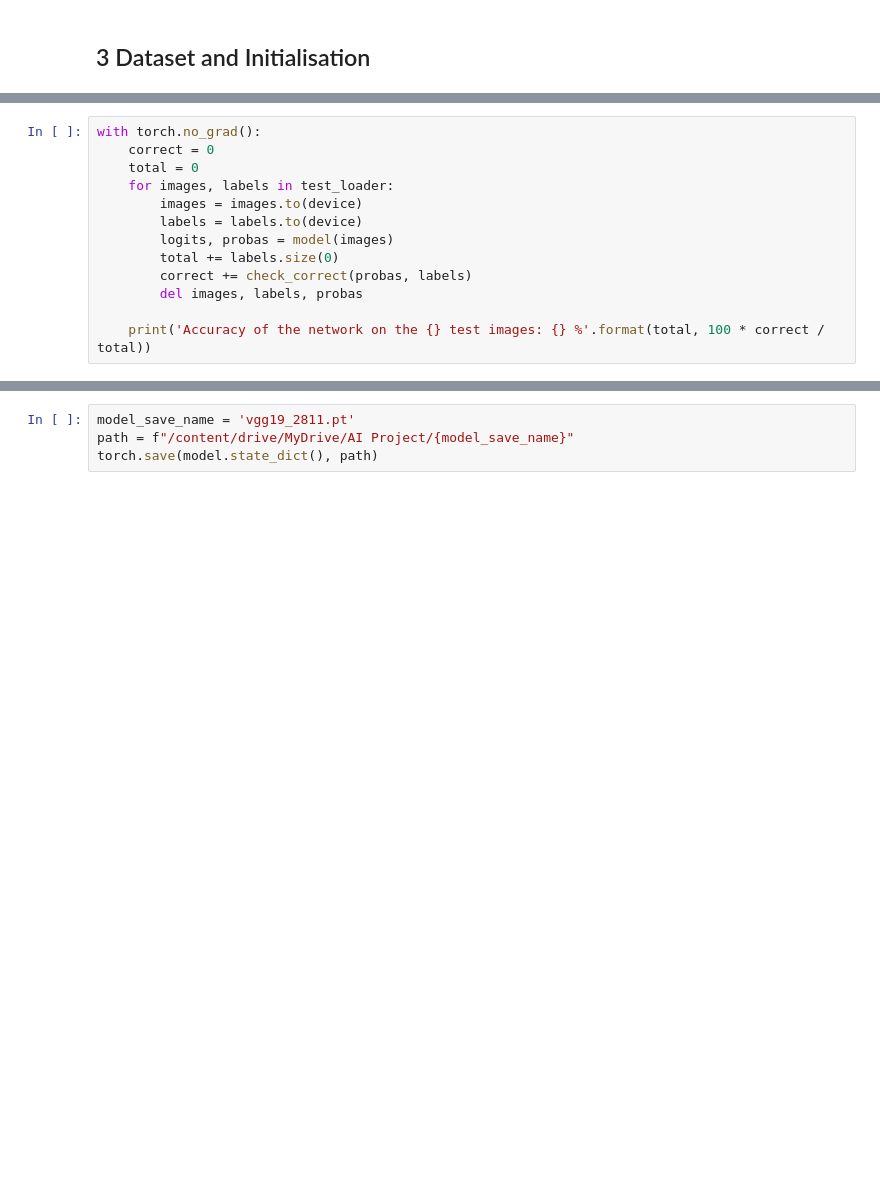
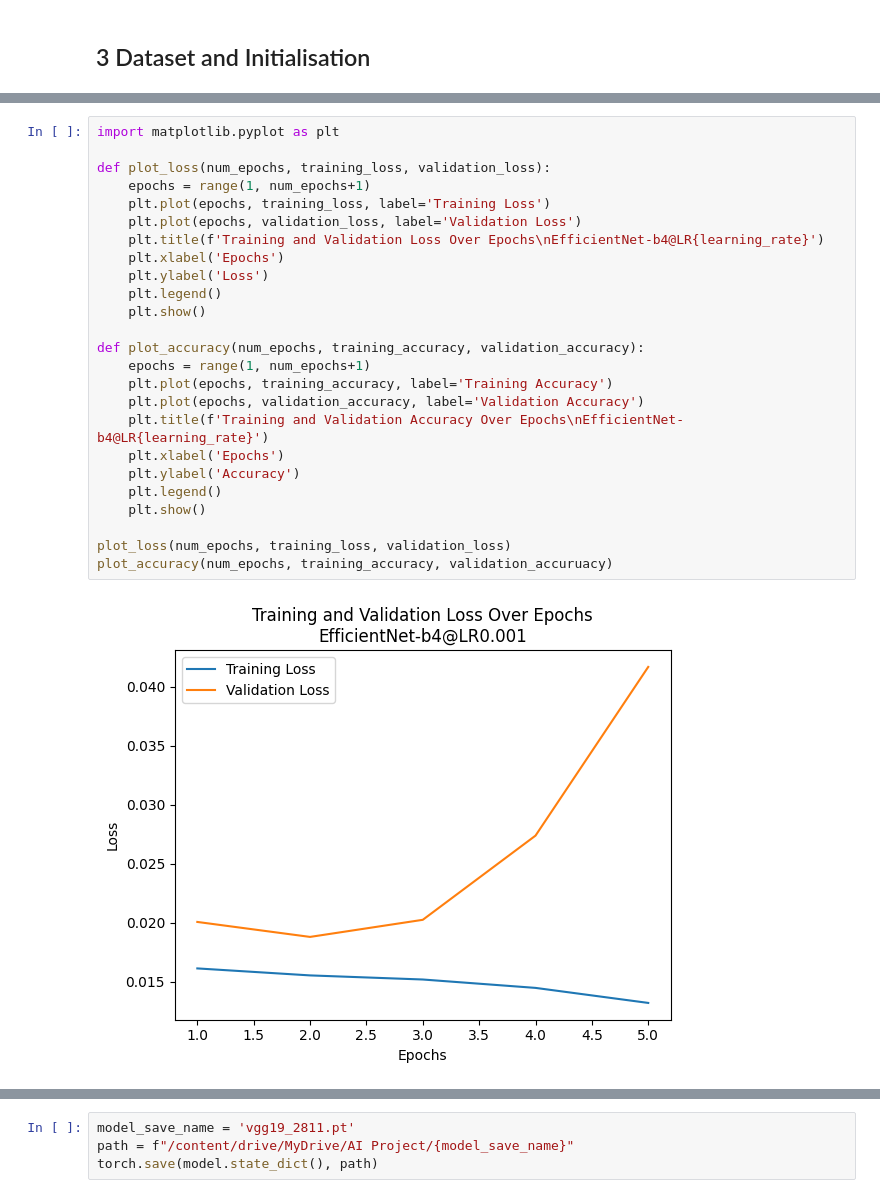
Before and after one commit to HSLU-Projects/ARTIFIN, a Jupyter notebook: 3_TrainDetection.ipynb, the cells around one changed output, grey strips where cells are left out. Saved outputs shown, nothing was run; the diff lists cells and outputs as text; blank space fills up the shorter version.

Commit message:
updated training script

```diff
--- a/3_TrainDetection.ipynb
+++ b/3_TrainDetection.ipynb
@@ -278,16 +306,3 @@ def check_correct(probas, labels):
     # Set the maximum value to 1
     one_hot_vector = one_hot_max.scatter_(1, max_index.unsqueeze(1), 1)
     return (torch.all(one_hot_vector == labels, dim=1)).sum().item()
-# %%
-with torch.no_grad():
-    correct = 0
-    total = 0
-    for images, labels in test_loader:
-        images = images.to(device)
-        labels = labels.to(device)
-        logits, probas = model(images)
-        total += labels.size(0)
-        correct += check_correct(probas, labels)
-        del images, labels, probas
-
-    print('Accuracy of the network on the {} test images: {} %'.format(total, 100 * correct / total))
@@ -295,0 +388,27 @@ Accuracy of the network on the 1000 test images: 1.3 %
+# %%
+import matplotlib.pyplot as plt
+
+def plot_loss(num_epochs, training_loss, validation_loss):
+    epochs = range(1, num_epochs+1)
+    plt.plot(epochs, training_loss, label='Training Loss')
+    plt.plot(epochs, validation_loss, label='Validation Loss')
+    plt.title(f'Training and Validation Loss Over Epochs\nEfficientNet-b4@LR{learning_rate}')
+    plt.xlabel('Epochs')
+    plt.ylabel('Loss')
+    plt.legend()
+    plt.show()
+
+def plot_accuracy(num_epochs, training_accuracy, validation_accuracy):
+    epochs = range(1, num_epochs+1)
+    plt.plot(epochs, training_accuracy, label='Training Accuracy')
+    plt.plot(epochs, validation_accuracy, label='Validation Accuracy')
+    plt.title(f'Training and Validation Accuracy Over Epochs\nEfficientNet-b4@LR{learning_rate}')
+    plt.xlabel('Epochs')
+    plt.ylabel('Accuracy')
+    plt.legend()
+    plt.show()
+
+plot_loss(num_epochs, training_loss, validation_loss)
+plot_accuracy(num_epochs, training_accuracy, validation_accuruacy)
+# %% [output]
+[figure, added]
```
Also changed, not shown: parts of 36 cells of this notebook.
